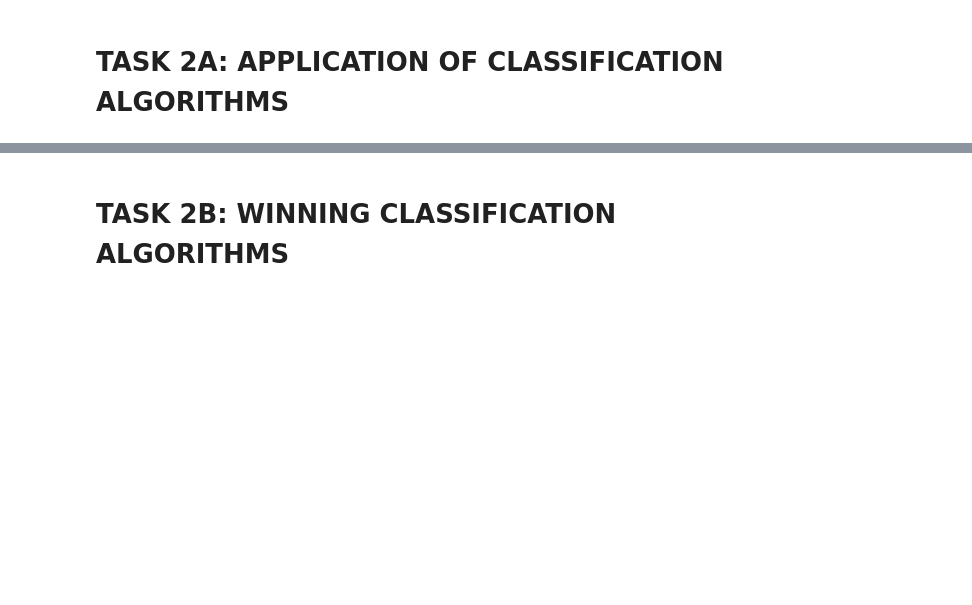
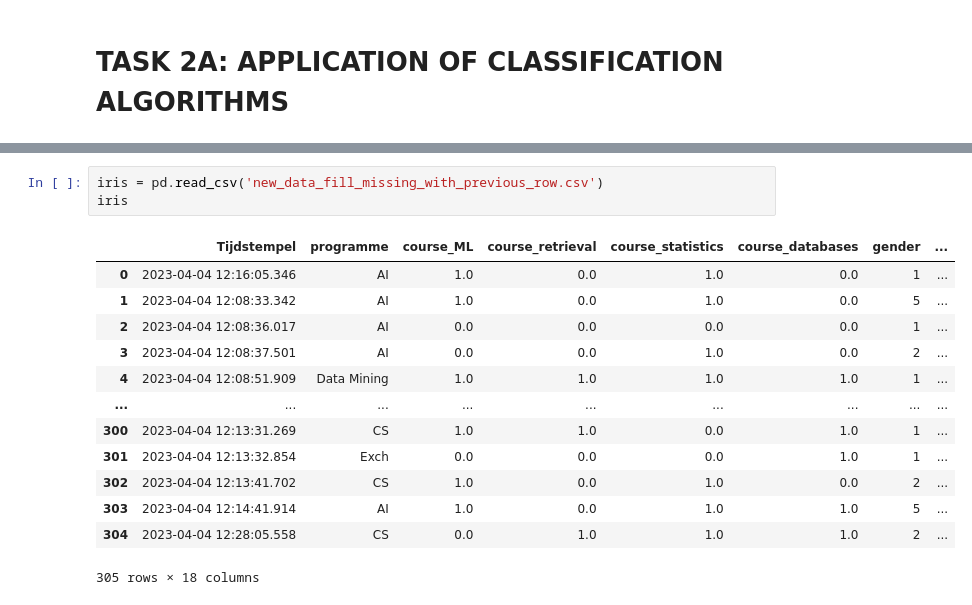
Before and after one commit to Mohammed-majeed/DMT_VU, a Jupyter notebook: DMT_Assignment_1 Task 2 .ipynb, the cells around one changed output, grey strips where cells are left out. Drawn from its saved outputs; the diff is of its cells as text; blank space fills up the shorter version.

```diff
--- a/DMT_Assignment_1 Task 2 .ipynb
+++ b/DMT_Assignment_1 Task 2 .ipynb
@@ -107,2 +140,17 @@ Text(0.5, 1.0, 'Confusion Matrix of Decision Tree')
-# %% [markdown]
-# TASK 2B: WINNING CLASSIFICATION ALGORITHMS
+# %%
+iris = pd.read_csv('new_data_fill_missing_with_previous_row.csv')
+iris
+# %% [output]
+|  | Tijdstempel | programme | course_ML | course_retrieval | course_statistics | course_databases | gender | ... |
+| 0 | 2023-04-04 12:16:05.346 | AI | 1.0 | 0.0 | 1.0 | 0.0 | 1 | ... |
+| 1 | 2023-04-04 12:08:33.342 | AI | 1.0 | 0.0 | 1.0 | 0.0 | 5 | ... |
+| 2 | 2023-04-04 12:08:36.017 | AI | 0.0 | 0.0 | 0.0 | 0.0 | 1 | ... |
+| 3 | 2023-04-04 12:08:37.501 | AI | 0.0 | 0.0 | 1.0 | 0.0 | 2 | ... |
+| 4 | 2023-04-04 12:08:51.909 | Data Mining | 1.0 | 1.0 | 1.0 | 1.0 | 1 | ... |
+| ... | ... | ... | ... | ... | ... | ... | ... | ... |
+| 300 | 2023-04-04 12:13:31.269 | CS | 1.0 | 1.0 | 0.0 | 1.0 | 1 | ... |
+| 301 | 2023-04-04 12:13:32.854 | Exch | 0.0 | 0.0 | 0.0 | 1.0 | 1 | ... |
+| 302 | 2023-04-04 12:13:41.702 | CS | 1.0 | 0.0 | 1.0 | 0.0 | 2 | ... |
+| 303 | 2023-04-04 12:14:41.914 | AI | 1.0 | 0.0 | 1.0 | 1.0 | 5 | ... |
+| 304 | 2023-04-04 12:28:05.558 | CS | 0.0 | 1.0 | 1.0 | 1.0 | 2 | ... |
+305 rows × 18 columns
```
Also changed, not shown: parts of 6 cells of this notebook, 9 other files.
